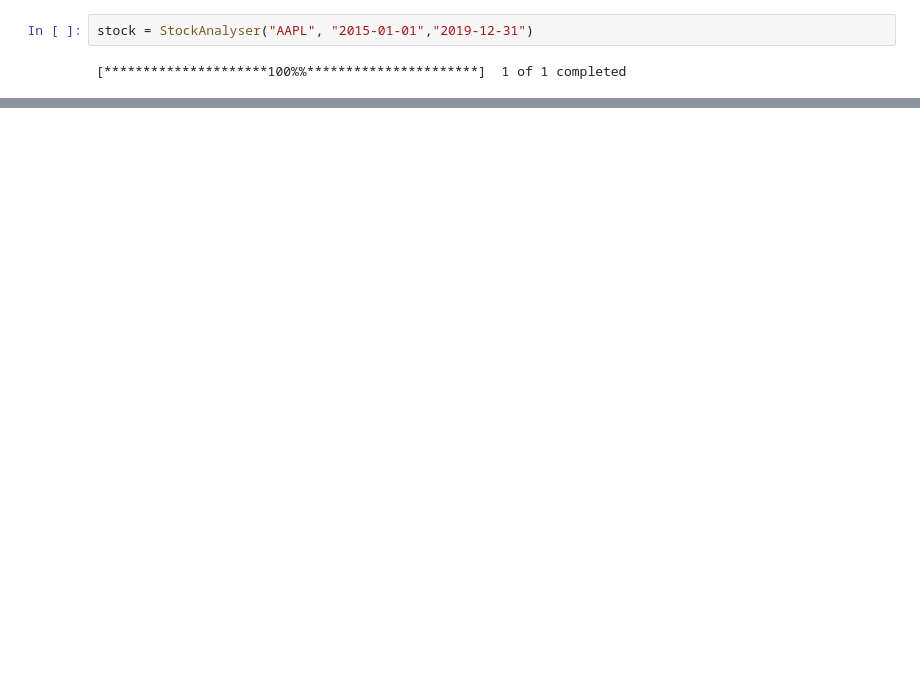
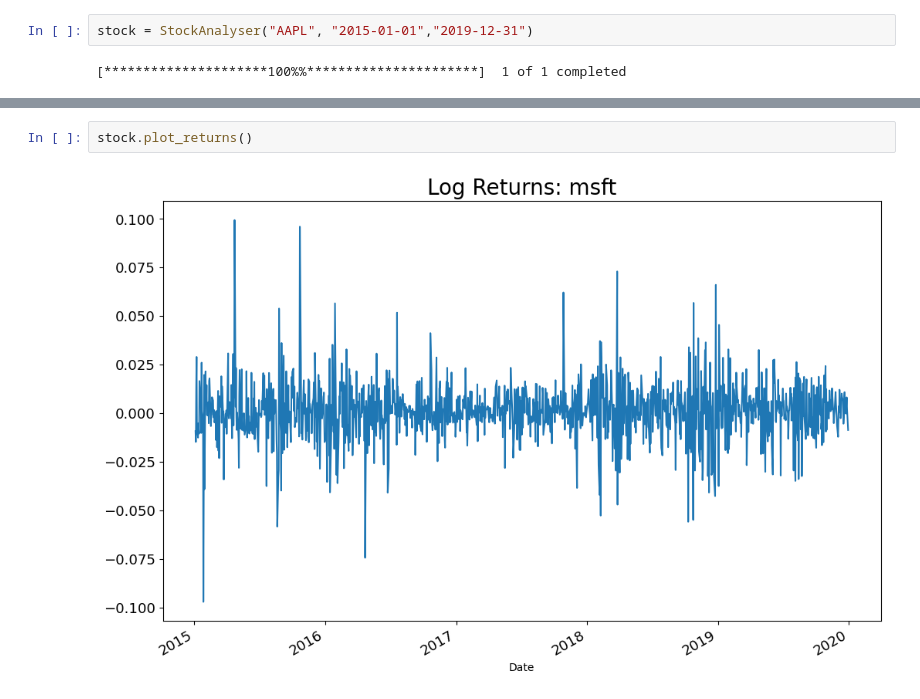
Before and after one commit to Eddrick-23/Algotrading, a Jupyter notebook: StockAnalyser.ipynb, the cells around one changed output, grey strips where cells are left out. Saved outputs shown, nothing was run; the diff lists cells and outputs as text; blank space fills up the shorter version.

```diff
--- a/StockAnalyser.ipynb
+++ b/StockAnalyser.ipynb
@@ -40,0 +85,4 @@ stock.data
+# %%
+stock.plot_returns()
+# %% [output]
+[figure, added]
```
Also changed, not shown: parts of 8 cells of this notebook.
